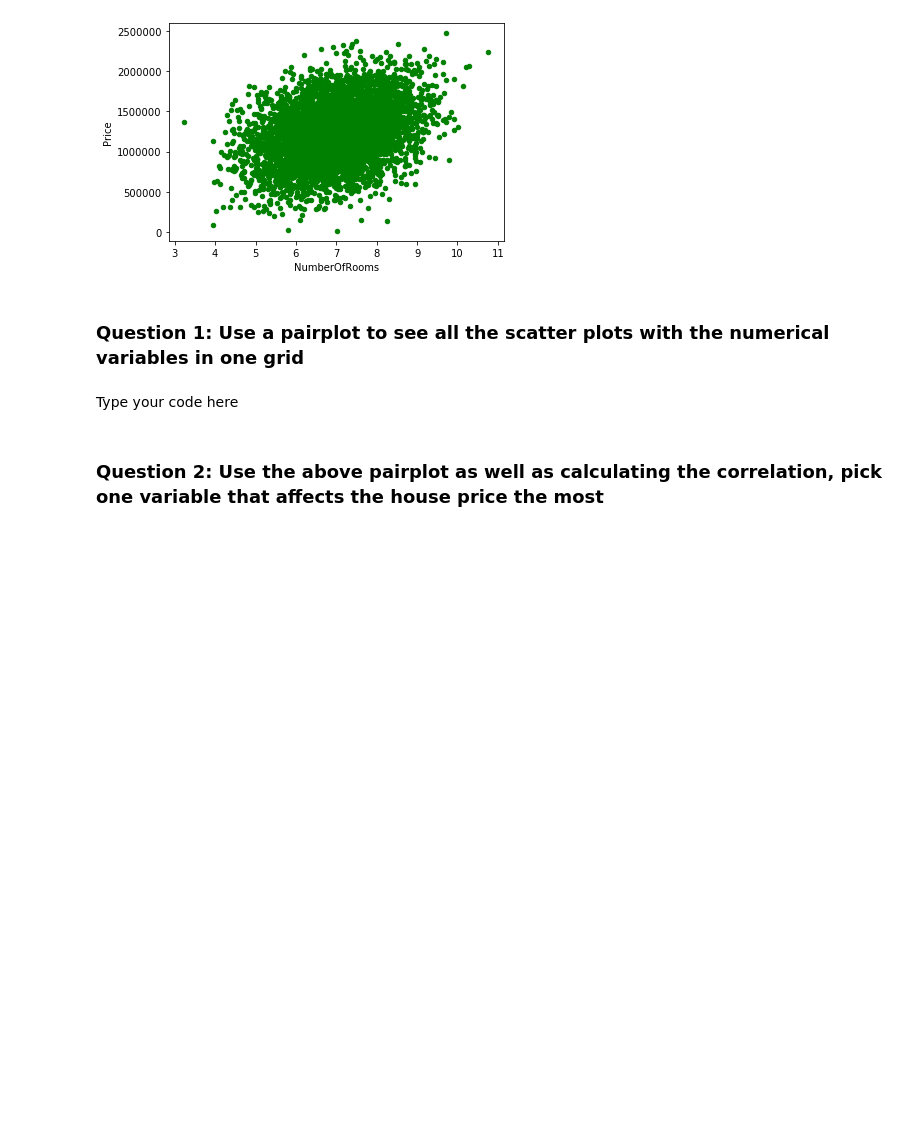
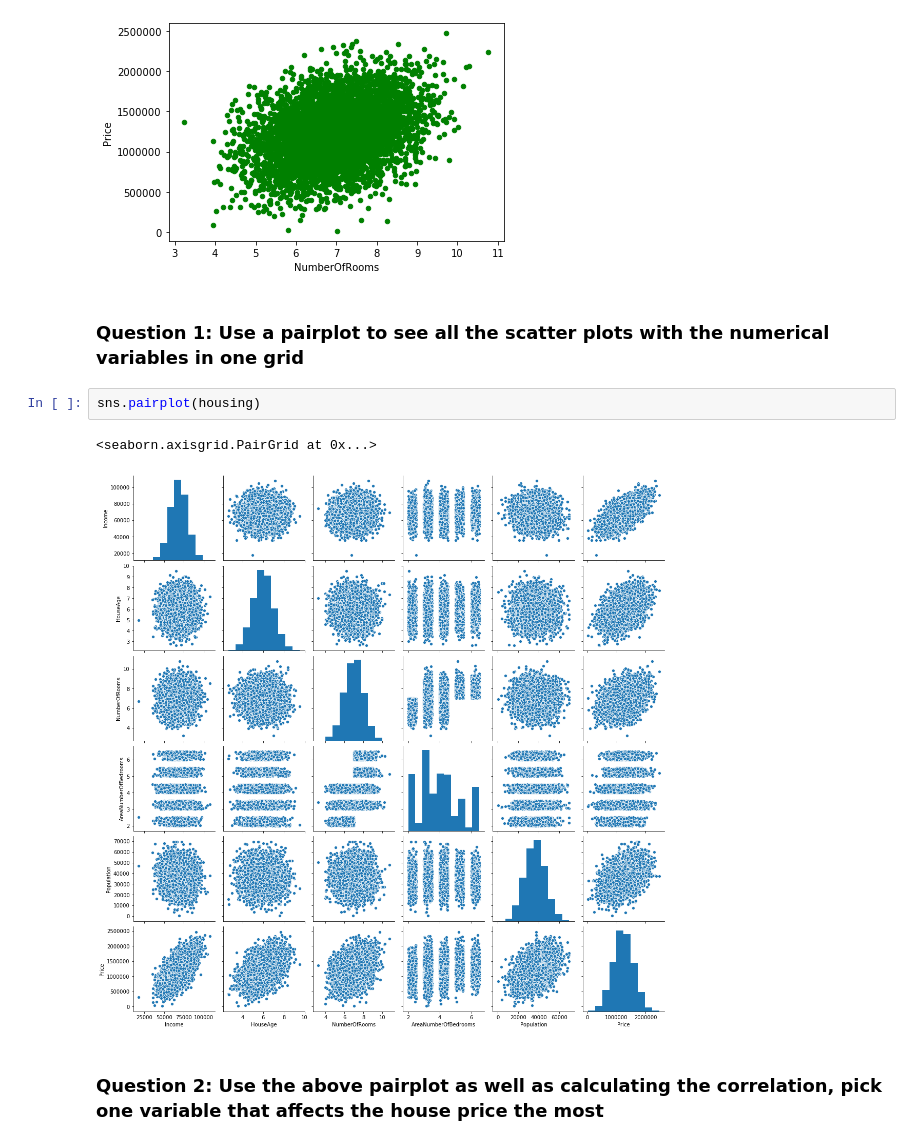
Before and after one commit to Arx1971/Linear-Regression-And-Logistic-Regression, a Jupyter notebook: HW2_Spring2020.ipynb, the cells around one changed output. Saved outputs shown, nothing was run; the diff lists cells and outputs as text; blank space fills up the shorter version.

```diff
--- a/HW2_Spring2020.ipynb
+++ b/HW2_Spring2020.ipynb
@@ -39,8 +39,11 @@ housing.plot(kind='scatter', x = "NumberOfRooms", y = "Price", color = "green")
 [figure]
 # %% [markdown]
 ### Question 1: Use a pairplot to see all the scatter plots with the numerical variables in one grid
-# %% [markdown]
-Type your code here
+# %%
+sns.pairplot(housing)
+# %% [output]
+<seaborn.axisgrid.PairGrid at 0x...>
+[figure, added]
 # %% [markdown]
 ### Question 2: Use the above pairplot as well as calculating the correlation, pick one variable that affects the house price the most
 # %% [markdown]
```
Also changed, not shown: parts of 7 cells of this notebook.
